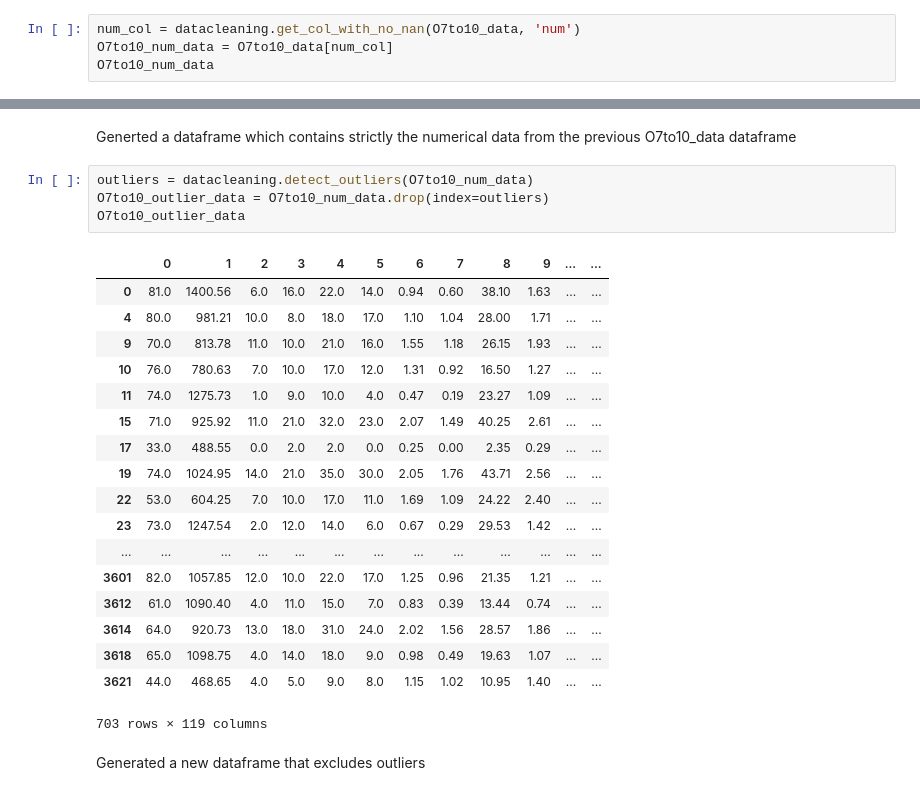
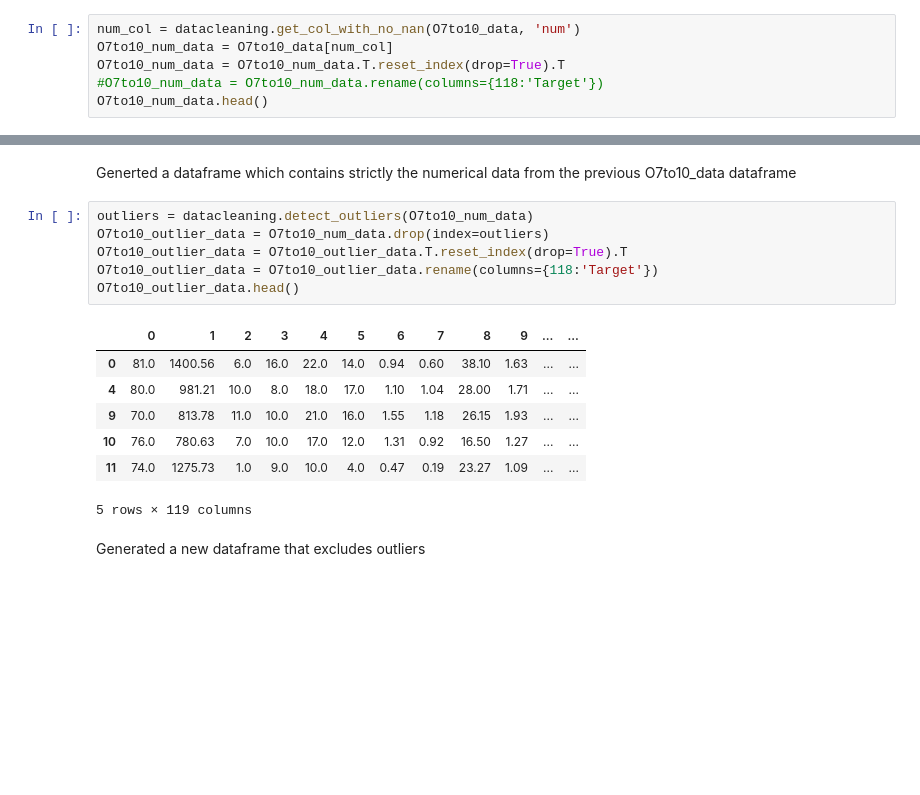
Before and after one commit to QMIND-Team/Nhl-Player-Point-Predictions, a Jupyter notebook: main.ipynb, the cells around one changed output, grey strips where cells are left out. Cells and saved outputs as stored; diff of their text form; blank space fills up the shorter version.

```diff
--- a/main.ipynb
+++ b/main.ipynb
@@ -73,7 +62,9 @@ The function pd.isnull was used to identify any null values in the data. In this
 # %%
 num_col = datacleaning.get_col_with_no_nan(O7to10_data, 'num')
 O7to10_num_data = O7to10_data[num_col]
-O7to10_num_data
+O7to10_num_data = O7to10_num_data.T.reset_index(drop=True).T
+#O7to10_num_data = O7to10_num_data.rename(columns={118:'Target'})
+O7to10_num_data.head()
 # %% [output]
 |  | 0 | 1 | 2 | 3 | 4 | 5 | 6 | 7 | 8 | 9 | ... | ... |
 | 0 | 81.0 | 1400.56 | 6.0 | 16.0 | 22.0 | 14.0 | 0.94 | 0.60 | 38.10 | 1.63 | ... | ... |
@@ -98,26 +78,17 @@ Generted a dataframe which contains strictly the numerical data from the previou
 # %%
 outliers = datacleaning.detect_outliers(O7to10_num_data)
 O7to10_outlier_data = O7to10_num_data.drop(index=outliers)
-O7to10_outlier_data
+O7to10_outlier_data = O7to10_outlier_data.T.reset_index(drop=True).T
+O7to10_outlier_data = O7to10_outlier_data.rename(columns={118:'Target'})
+O7to10_outlier_data.head()
 # %% [output]
 |  | 0 | 1 | 2 | 3 | 4 | 5 | 6 | 7 | 8 | 9 | ... | ... |
 | 0 | 81.0 | 1400.56 | 6.0 | 16.0 | 22.0 | 14.0 | 0.94 | 0.60 | 38.10 | 1.63 | ... | ... |
 | 4 | 80.0 | 981.21 | 10.0 | 8.0 | 18.0 | 17.0 | 1.10 | 1.04 | 28.00 | 1.71 | ... | ... |
 | 9 | 70.0 | 813.78 | 11.0 | 10.0 | 21.0 | 16.0 | 1.55 | 1.18 | 26.15 | 1.93 | ... | ... |
 | 10 | 76.0 | 780.63 | 7.0 | 10.0 | 17.0 | 12.0 | 1.31 | 0.92 | 16.50 | 1.27 | ... | ... |
 | 11 | 74.0 | 1275.73 | 1.0 | 9.0 | 10.0 | 4.0 | 0.47 | 0.19 | 23.27 | 1.09 | ... | ... |
-| 15 | 71.0 | 925.92 | 11.0 | 21.0 | 32.0 | 23.0 | 2.07 | 1.49 | 40.25 | 2.61 | ... | ... |
-| 17 | 33.0 | 488.55 | 0.0 | 2.0 | 2.0 | 0.0 | 0.25 | 0.00 | 2.35 | 0.29 | ... | ... |
-| 19 | 74.0 | 1024.95 | 14.0 | 21.0 | 35.0 | 30.0 | 2.05 | 1.76 | 43.71 | 2.56 | ... | ... |
-| 22 | 53.0 | 604.25 | 7.0 | 10.0 | 17.0 | 11.0 | 1.69 | 1.09 | 24.22 | 2.40 | ... | ... |
-| 23 | 73.0 | 1247.54 | 2.0 | 12.0 | 14.0 | 6.0 | 0.67 | 0.29 | 29.53 | 1.42 | ... | ... |
-| ... | ... | ... | ... | ... | ... | ... | ... | ... | ... | ... | ... | ... |
-| 3601 | 82.0 | 1057.85 | 12.0 | 10.0 | 22.0 | 17.0 | 1.25 | 0.96 | 21.35 | 1.21 | ... | ... |
-| 3612 | 61.0 | 1090.40 | 4.0 | 11.0 | 15.0 | 7.0 | 0.83 | 0.39 | 13.44 | 0.74 | ... | ... |
-| 3614 | 64.0 | 920.73 | 13.0 | 18.0 | 31.0 | 24.0 | 2.02 | 1.56 | 28.57 | 1.86 | ... | ... |
-| 3618 | 65.0 | 1098.75 | 4.0 | 14.0 | 18.0 | 9.0 | 0.98 | 0.49 | 19.63 | 1.07 | ... | ... |
-| 3621 | 44.0 | 468.65 | 4.0 | 5.0 | 9.0 | 8.0 | 1.15 | 1.02 | 10.95 | 1.40 | ... | ... |
-703 rows × 119 columns
+5 rows × 119 columns
 # %% [markdown]
 Generated a new dataframe that excludes outliers
 # %%
```
Also changed, not shown: parts of 7 cells of this notebook.
